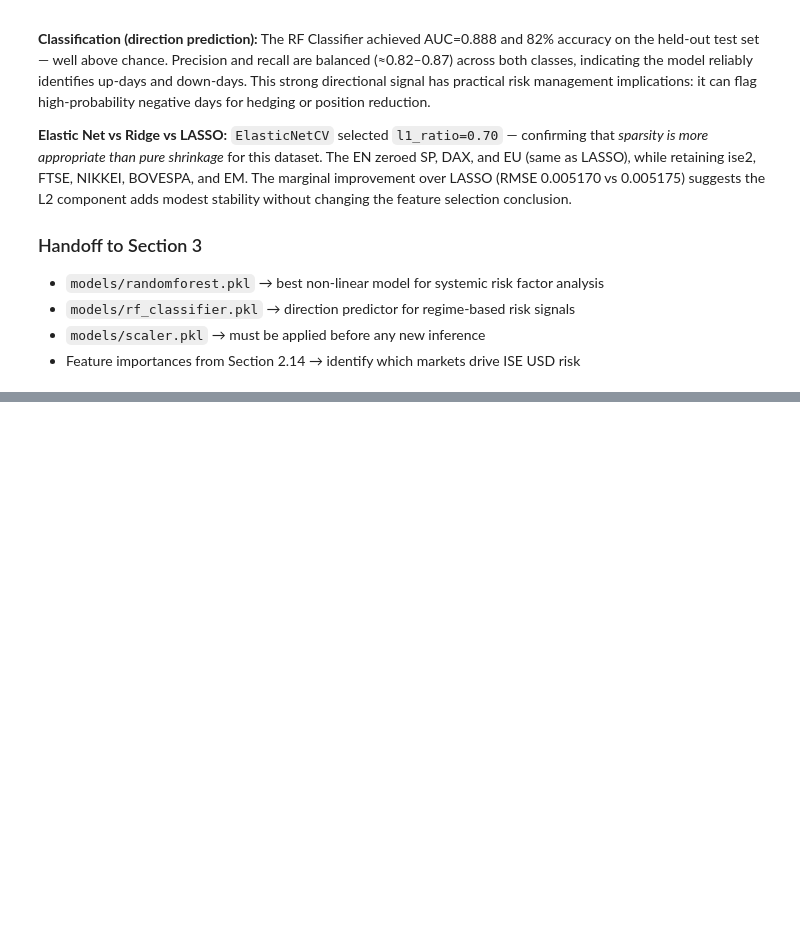
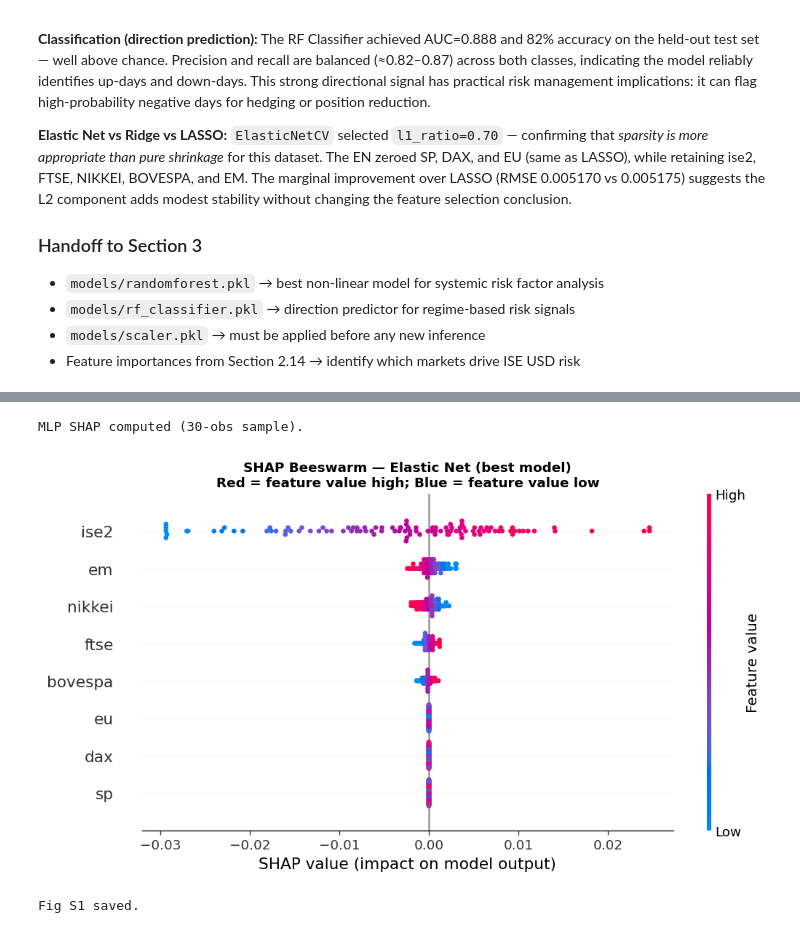
Before and after one commit to rahullath/big-data, a Jupyter notebook: section2_model_build.ipynb, the cells around one changed output, grey strips where cells are left out. Cells and saved outputs as stored; diff of their text form; code cells hidden in the pictures; blank space fills up the shorter version.

```diff
--- a/section2_model_build.ipynb
+++ b/section2_model_build.ipynb
@@ -794,0 +823,10 @@ Saved to ./models/:
+# %%
+# ── ElasticNet SHAP (best model) ─────────────────────────────────────────────
+explainer_en = shap.LinearExplainer(en, X_train, feature_perturbation='interventional')
+sv_en = explainer_en.shap_values(X_test)   # shape (n_test, n_features)
+
+print("ElasticNet SHAP computed.")
+print(f"Mean |SHAP| per feature:")
+mean_abs_shap_en = dict(zip(FEATURES, np.abs(sv_en).mean(axis=0)))
+for f, v in sorted(mean_abs_shap_en.items(), key=lambda x: -x[1]):
+    print(f"  {f:10s}  {v:.6f}")
@@ -794,0 +877,30 @@ Saved to ./models/:
+# %%
+# ── MLP SHAP (KernelExplainer — uses small background sample for speed) ─────
+background_sample = shap.sample(X_train, 50, random_state=RANDOM_STATE)
+explainer_mlp = shap.KernelExplainer(mlp_best.predict, background_sample)
+sv_mlp = explainer_mlp.shap_values(X_test[:30], silent=True)  # first 30 test obs
+
+mean_abs_shap_mlp = dict(zip(FEATURES, np.abs(sv_mlp).mean(axis=0)))
+print("MLP SHAP computed (30-obs sample).")
+# %% [output]
+MLP SHAP computed (30-obs sample).
+# %%
+# ── Fig S1: SHAP Beeswarm — ElasticNet (best model) ─────────────────────────
+shap_exp_en = shap.Explanation(
+    values=sv_en,
+    base_values=explainer_en.expected_value,
+    data=X_test,
+    feature_names=FEATURES
+)
+
+fig, ax = plt.subplots(figsize=(9, 5))
+shap.plots.beeswarm(shap_exp_en, max_display=len(FEATURES), show=False, plot_size=None)
+plt.title("SHAP Beeswarm — Elastic Net (best model)\nRed = feature value high; Blue = feature value low",
+          fontweight="bold", fontsize=11)
+plt.tight_layout()
+plt.savefig("plots/s2_shap_en_beeswarm.png", bbox_inches="tight", dpi=120)
+plt.show()
+print("Fig S1 saved.")
+# %% [output]
+[figure, added]
+Fig S1 saved.
```
Also changed, not shown: parts of 10 cells of this notebook, 24 other files.
